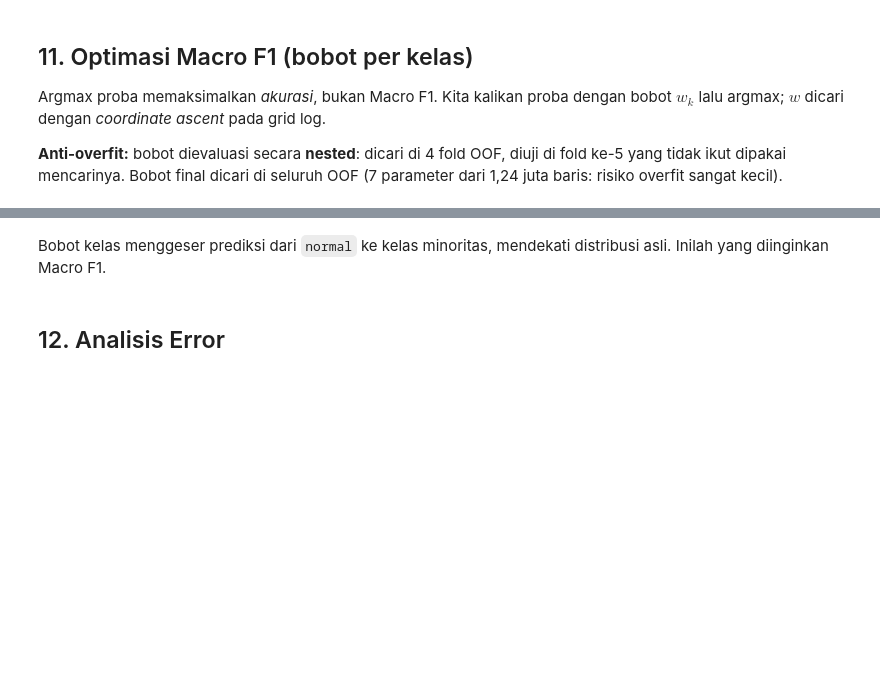
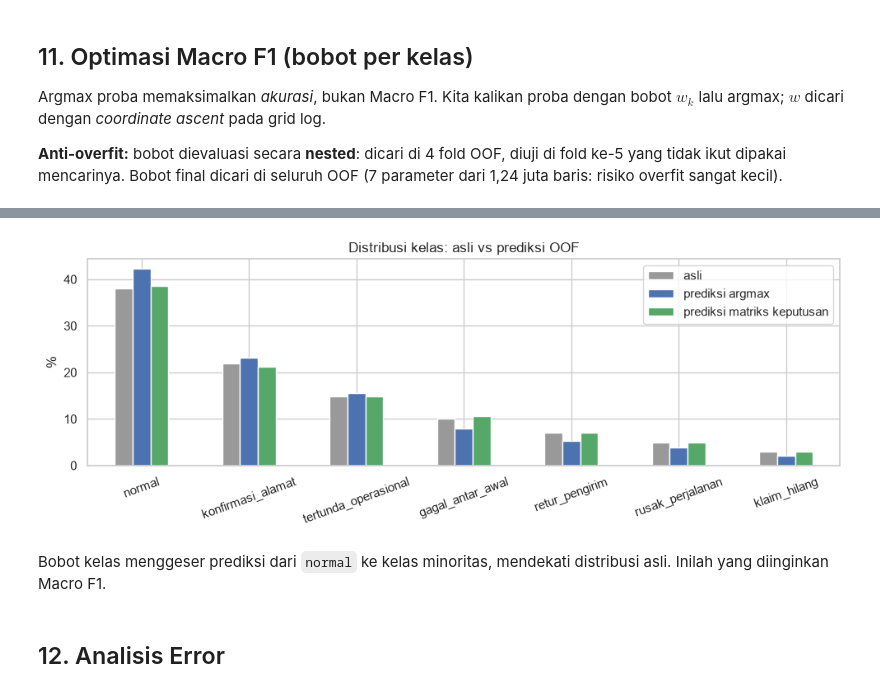
Before and after one commit to IndraMahendr48/datavidia, a Jupyter notebook: datavidia11_task1_solution.ipynb, the cells around one changed output, grey strips where cells are left out. Drawn from its saved outputs; the diff is of its cells as text; code cells hidden in the pictures; blank space fills up the shorter version.

```diff
--- a/datavidia11_task1_solution.ipynb
+++ b/datavidia11_task1_solution.ipynb
@@ -529,7 +642,7 @@ def encode_fold(codes_all: np.ndarray, y_all: np.ndarray, tr_idx: np.ndarray, ap
                 n_levels: int, k: int, m: float, seed: int = 0):
     """Untuk satu fold model: OOF-TE di bagian train, TE penuh (dari tr_idx) untuk set lain (valid/test).
 
-    Return: (enc_train, [enc_apply...], table) — table disimpan untuk inference.
+    Return: (enc_train, [enc_apply...], table) â€” table disimpan untuk inference.
     """
     y_tr = y_all[tr_idx]
     enc_tr, n_tr = oof_te(codes_all[tr_idx], y_tr, n_levels, k, m, seed=seed)
@@ -932,0 +1240,20 @@ print(f"OOF Macro F1 dengan bobot final: {macro_f1(y_tr, oof_b, CLASS_W):.4f}")
+# %%
+def month_shift_weights(month_train: np.ndarray, month_test: np.ndarray) -> np.ndarray:
+    """Importance weight per baris train = P_test(bulan) / P_train(bulan). Hanya memakai fitur test, bukan label."""
+    pt = np.bincount(month_train, minlength=13) / len(month_train)
+    pe = np.bincount(month_test, minlength=13) / len(month_test)
+    r = np.divide(pe, pt, out=np.ones_like(pe), where=pt > 0)
+    return r[month_train]
+# %%
+SW = month_shift_weights(df["ship_month"].to_numpy()[tr_all], df["ship_month"].to_numpy()[te_all])
+rows = []
+for k in range(5):
+    a, b = folds != k, folds == k
+    w_plain = optimize_class_weights(oof_b[a], y_tr[a])
+    w_month = optimize_class_weights(oof_b[a], y_tr[a], sw=SW[a])
+    rows.append(dict(fold=k, bobot_biasa=macro_f1(y_tr[b], oof_b[b], w_plain, SW[b]),
+                     bobot_bulan=macro_f1(y_tr[b], oof_b[b], w_month, SW[b])))
+shift = pd.DataFrame(rows)
+display(shift.round(4))
+print(f"Selisih rata-rata (bulan − biasa): {(shift.bobot_bulan - shift.bobot_biasa).mean():+.4f} "
+      f"→ jauh di bawah std antar fold; dipakai bobot biasa (lebih sederhana)")
@@ -932,0 +1307,17 @@ print(f"OOF Macro F1 dengan bobot final: {macro_f1(y_tr, oof_b, CLASS_W):.4f}")
+# %%
+from joblib import Parallel, delayed
+
+def _nested_matrix(k):
+    a, b = folds != k, folds == k
+    w_k = optimize_class_weights(oof_b[a], y_tr[a])
+    W_k = optimize_decision_matrix(oof_b[a], y_tr[a], w_k)
+    return dict(fold=k, diagonal=macro_f1(y_tr[b], oof_b[b], w_k), matriks=f1_matrix(y_tr[b], oof_b[b], W_k))
+
+nested_m = pd.DataFrame(Parallel(n_jobs=5)(delayed(_nested_matrix)(k) for k in range(5)))
+nested_m["selisih"] = nested_m.matriks - nested_m.diagonal
+display(nested_m.round(4))
+print(f"NESTED Macro F1: diagonal {nested_m.diagonal.mean():.4f} → matriks {nested_m.matriks.mean():.4f} "
+      f"({nested_m.selisih.mean():+.4f} ± {nested_m.selisih.std():.4f}, naik di {(nested_m.selisih > 0).sum()}/5 fold)")
+DECISION_W = optimize_decision_matrix(oof_b, y_tr, CLASS_W)
+print(f"OOF Macro F1 dengan matriks final: {f1_matrix(y_tr, oof_b, DECISION_W):.4f}")
+display(pd.DataFrame(DECISION_W, index=CLASSES, columns=CLASSES).round(3))
@@ -933,10 +1341,12 @@ print(f"OOF Macro F1 dengan bobot final: {macro_f1(y_tr, oof_b, CLASS_W):.4f}")
 # %%
-pred_oof = (oof_b * CLASS_W).argmax(1)
+pred_oof = (oof_b @ DECISION_W).argmax(1)
 cmp = pd.DataFrame({"asli": np.bincount(y_tr, minlength=K) / len(y_tr),
                     "prediksi argmax": np.bincount(oof_b.argmax(1), minlength=K) / len(y_tr),
-                    "prediksi berbobot": np.bincount(pred_oof, minlength=K) / len(y_tr)}, index=CLASSES)
+                    "prediksi matriks keputusan": np.bincount(pred_oof, minlength=K) / len(y_tr)}, index=CLASSES)
 ax = (cmp * 100).plot.bar(figsize=(10, 3.8), rot=20, color=["#999999", "#4C72B0", "#55A868"])
 ax.set(title="Distribusi kelas: asli vs prediksi OOF", ylabel="%"); plt.tight_layout(); plt.show()
+# %% [output]
+[figure, added]
 # %% [markdown]
 Bobot kelas menggeser prediksi dari `normal` ke kelas minoritas, mendekati distribusi asli. Inilah yang diinginkan Macro F1.
 # %% [markdown]
```
Also changed, not shown: parts of 46 cells of this notebook, 9 other files.
